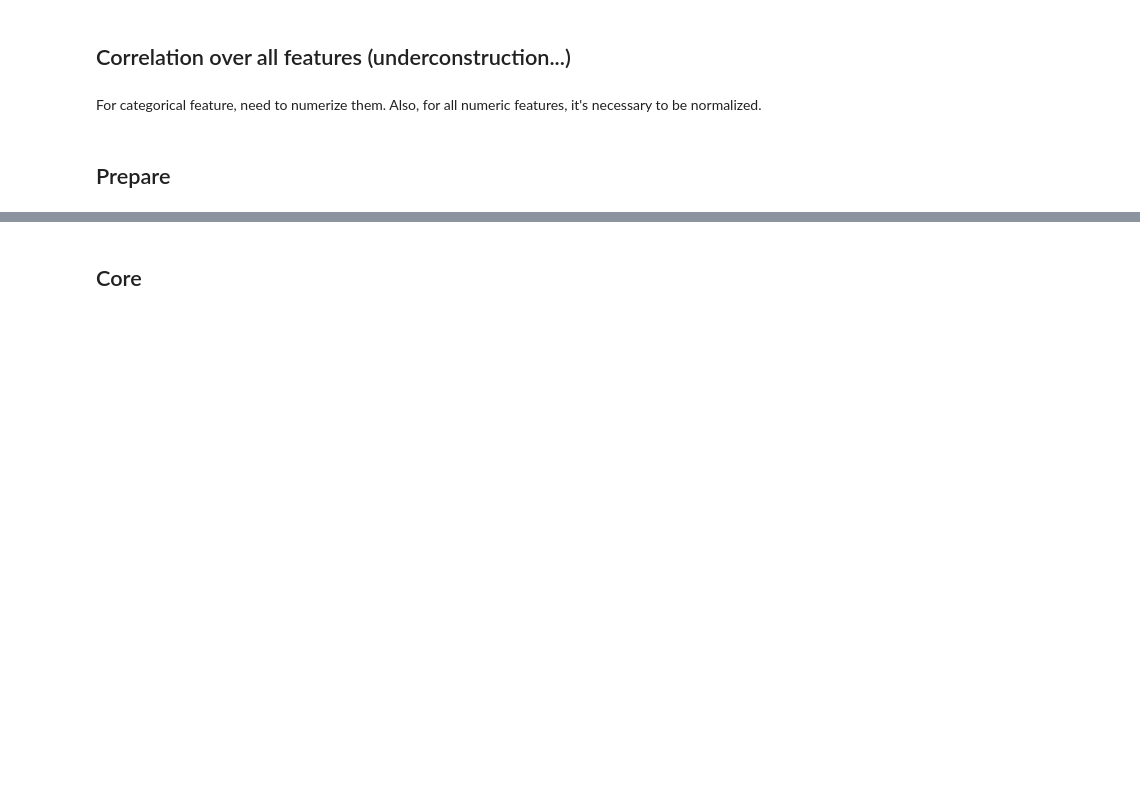
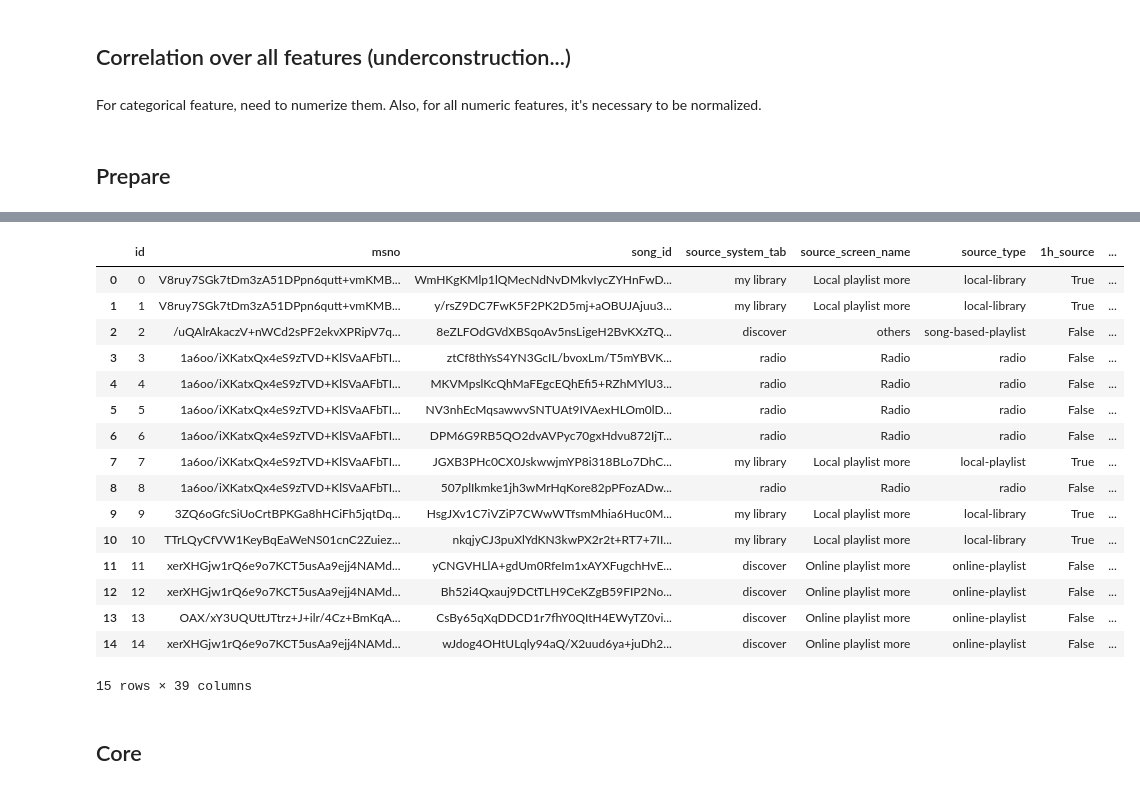
Before and after one commit to dsmilab/WSDM2018-KKBox-MRC, a Jupyter notebook: main.ipynb, the cells around one changed output, grey strips where cells are left out. Saved outputs shown, nothing was run; the diff lists cells and outputs as text; code cells hidden in the pictures; blank space fills up the shorter version.

```diff
--- a/main.ipynb
+++ b/main.ipynb
@@ -258,3 +252,23 @@ train_df.head(15)
+# %%
+test_df.head(15)
+# %% [output]
+|  | id | msno | song_id | source_system_tab | source_screen_name | source_type | 1h_source | ... |
+| 0 | 0 | V8ruy7SGk7tDm3zA51DPpn6qutt+vmKMB... | WmHKgKMlp1lQMecNdNvDMkvIycZYHnFwD... | my library | Local playlist more | local-library | True | ... |
+| 1 | 1 | V8ruy7SGk7tDm3zA51DPpn6qutt+vmKMB... | y/rsZ9DC7FwK5F2PK2D5mj+aOBUJAjuu3... | my library | Local playlist more | local-library | True | ... |
+| 2 | 2 | /uQAlrAkaczV+nWCd2sPF2ekvXPRipV7q... | 8eZLFOdGVdXBSqoAv5nsLigeH2BvKXzTQ... | discover | others | song-based-playlist | False | ... |
+| 3 | 3 | 1a6oo/iXKatxQx4eS9zTVD+KlSVaAFbTI... | ztCf8thYsS4YN3GcIL/bvoxLm/T5mYBVK... | radio | Radio | radio | False | ... |
+| 4 | 4 | 1a6oo/iXKatxQx4eS9zTVD+KlSVaAFbTI... | MKVMpslKcQhMaFEgcEQhEfi5+RZhMYlU3... | radio | Radio | radio | False | ... |
+| 5 | 5 | 1a6oo/iXKatxQx4eS9zTVD+KlSVaAFbTI... | NV3nhEcMqsawwvSNTUAt9IVAexHLOm0lD... | radio | Radio | radio | False | ... |
+| 6 | 6 | 1a6oo/iXKatxQx4eS9zTVD+KlSVaAFbTI... | DPM6G9RB5QO2dvAVPyc70gxHdvu872IjT... | radio | Radio | radio | False | ... |
+| 7 | 7 | 1a6oo/iXKatxQx4eS9zTVD+KlSVaAFbTI... | JGXB3PHc0CX0JskwwjmYP8i318BLo7DhC... | my library | Local playlist more | local-playlist | True | ... |
+| 8 | 8 | 1a6oo/iXKatxQx4eS9zTVD+KlSVaAFbTI... | 507plIkmke1jh3wMrHqKore82pPFozADw... | radio | Radio | radio | False | ... |
+| 9 | 9 | 3ZQ6oGfcSiUoCrtBPKGa8hHCiFh5jqtDq... | HsgJXv1C7iVZiP7CWwWTfsmMhia6Huc0M... | my library | Local playlist more | local-library | True | ... |
+| 10 | 10 | TTrLQyCfVW1KeyBqEaWeNS01cnC2Zuiez... | nkqjyCJ3puXlYdKN3kwPX2r2t+RT7+7II... | my library | Local playlist more | local-library | True | ... |
+| 11 | 11 | xerXHGjw1rQ6e9o7KCT5usAa9ejj4NAMd... | yCNGVHLlA+gdUm0RfeIm1xAYXFugchHvE... | discover | Online playlist more | online-playlist | False | ... |
+| 12 | 12 | xerXHGjw1rQ6e9o7KCT5usAa9ejj4NAMd... | Bh52i4Qxauj9DCtTLH9CeKZgB59FIP2No... | discover | Online playlist more | online-playlist | False | ... |
+| 13 | 13 | OAX/xY3UQUttJTtrz+J+ilr/4Cz+BmKqA... | CsBy65qXqDDCD1r7fhY0QItH4EWyTZ0vi... | discover | Online playlist more | online-playlist | False | ... |
+| 14 | 14 | xerXHGjw1rQ6e9o7KCT5usAa9ejj4NAMd... | wJdog4OHtULqly94aQ/X2uud6ya+juDh2... | discover | Online playlist more | online-playlist | False | ... |
+15 rows × 39 columns
 # %% [markdown]
 ## Core
 # %%
```
Also changed, not shown: parts of 13 cells of this notebook, 1 other file.
